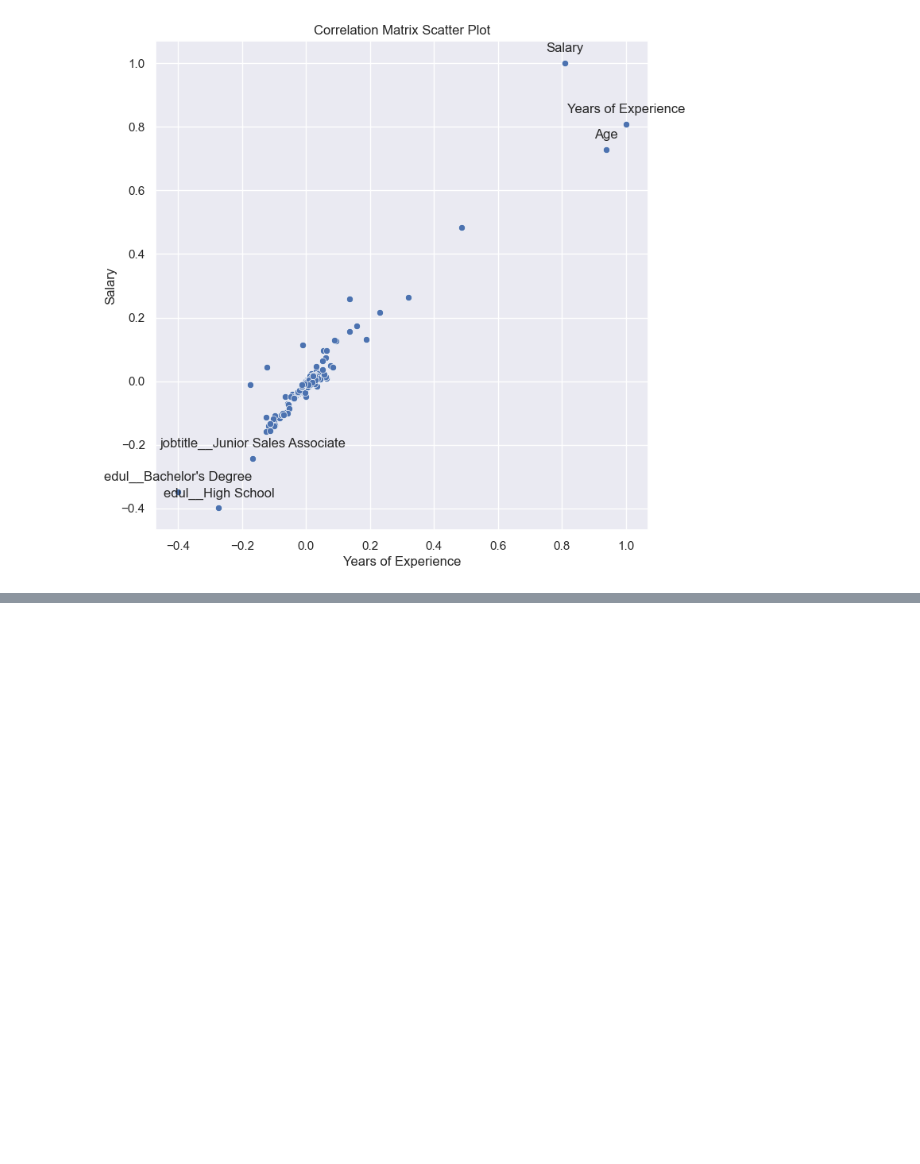
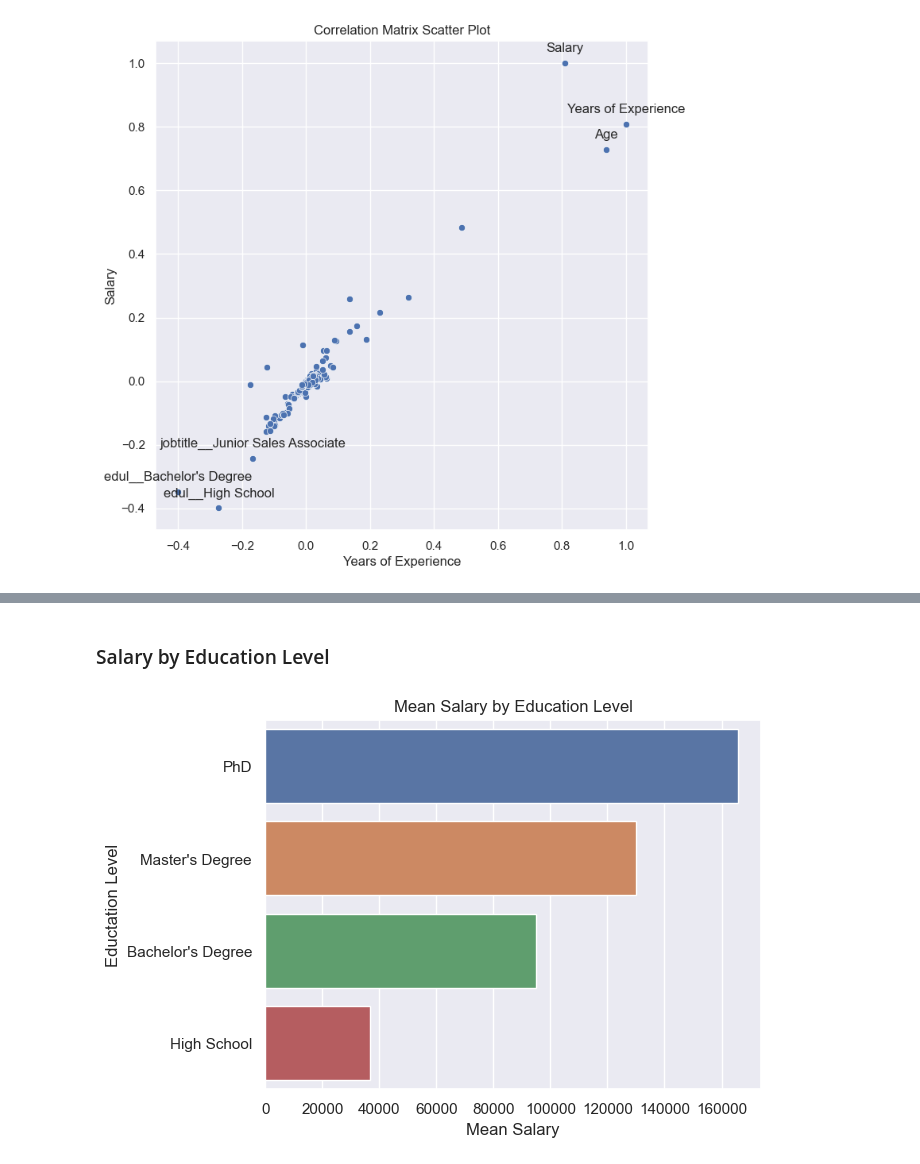
Before and after one commit to Jose5110/Data_Analysis, a Jupyter notebook: salary_data/salary_data_analysis.ipynb, the cells around one changed output, grey strips where cells are left out. Cells and saved outputs as stored; diff of their text form; code cells hidden in the pictures; blank space fills up the shorter version.

```diff
--- a/salary_data/salary_data_analysis.ipynb
+++ b/salary_data/salary_data_analysis.ipynb
@@ -396,0 +437,17 @@ Negatively correlated: jobtitle_Junior Sales Associate, edul_Bachelor's Degree,
+# %% [markdown]
+### Salary by Education Level
+# %%
+salary_by_edul = df.groupby('Education Level')['Salary'].mean().round(2)
+edul_sort = salary_by_edul.sort_values(ascending=False).head(10)
+
+sns.set(style='darkgrid')
+
+sns.barplot(x=edul_sort.values, y=edul_sort.index)
+
+plt.xlabel('Mean Salary')
+plt.ylabel('Eductation Level')
+plt.title('Mean Salary by Education Level')
+
+plt.show()
+# %% [output]
+[figure, added]
```
Also changed, not shown: parts of 15 cells of this notebook.
